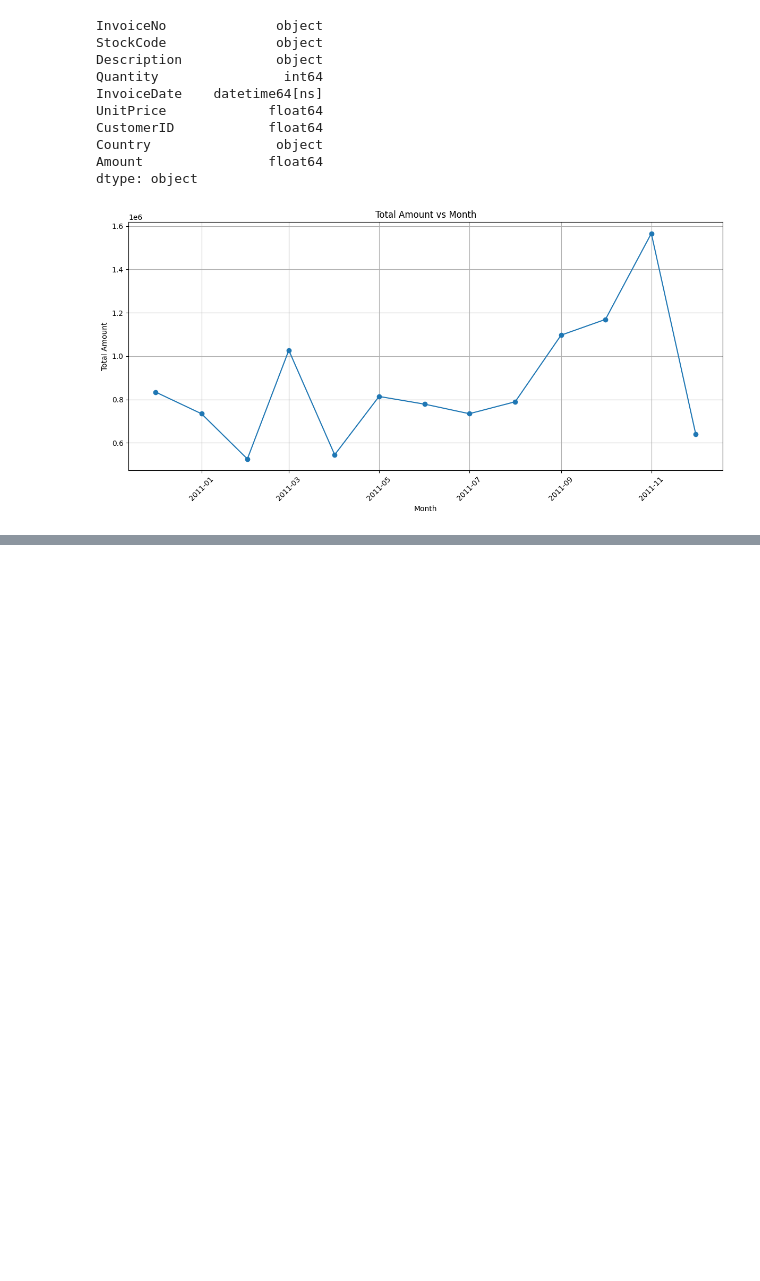
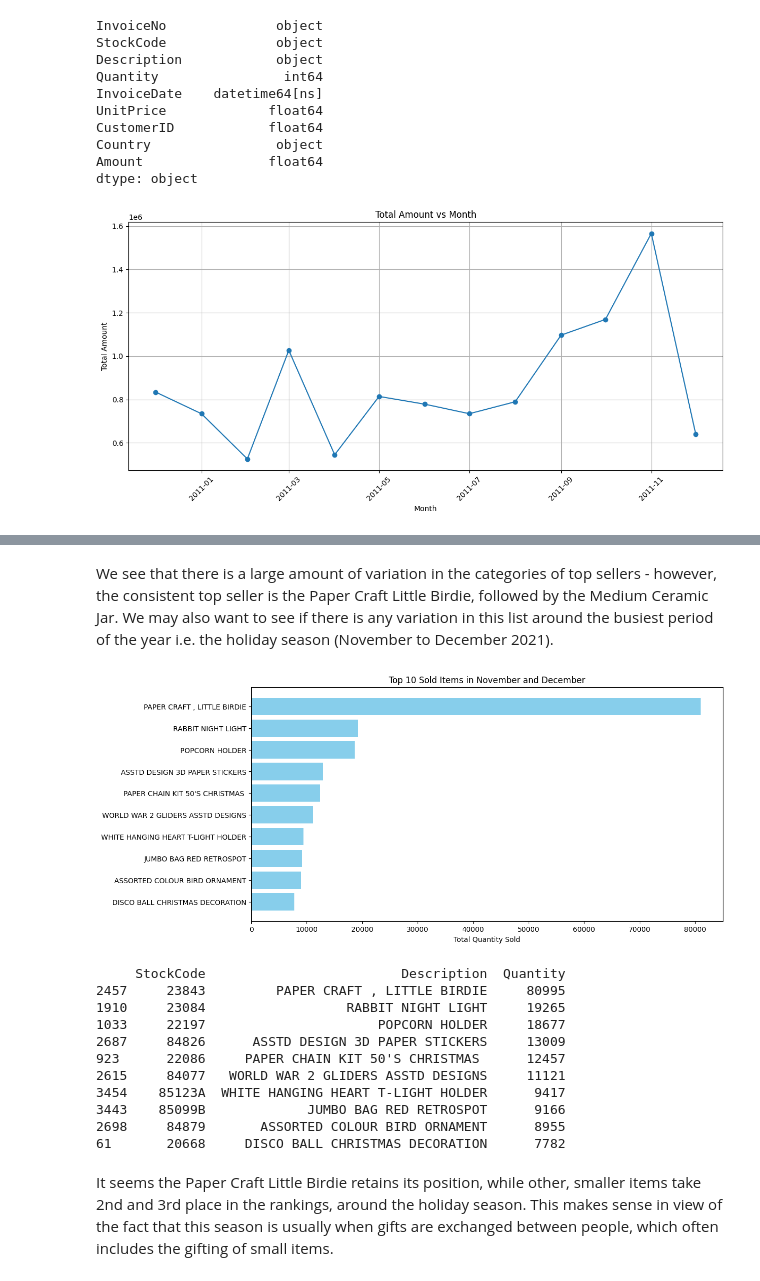
Before and after one commit to HasanBM/Retail_Data_Analysis, a Jupyter notebook: src/clean_analyse.ipynb, the cells around one changed output, grey strips where cells are left out. Drawn from its saved outputs; the diff is of its cells as text; code cells hidden in the pictures; blank space fills up the shorter version.

```diff
--- a/src/clean_analyse.ipynb
+++ b/src/clean_analyse.ipynb
@@ -338,0 +398,38 @@ plot_amount_vs_month(final_df)
+# %% [markdown]
+We see that there is a large amount of variation in the categories of top sellers - however, the consistent top seller is the Paper Craft Little Birdie, followed by the Medium Ceramic Jar.
+We may also want to see if there is any variation in this list around the busiest period of the year i.e. the holiday season (November to December 2021).
+# %%
+def get_top_10_sold_items_nov_dec(df):
+    df_copy = df.copy()
+    df_copy['InvoiceDate'] = pd.to_datetime(df_copy['InvoiceDate'])
+    df_nov_dec = df_copy[df_copy['InvoiceDate'].dt.month.isin([11, 12])]
+    df_grouped = df_nov_dec.groupby(['StockCode', 'Description'])['Quantity'].sum().reset_index()
+    top_10_sold_items = df_grouped.sort_values(by='Quantity', ascending=False).head(10)
+
+    plt.figure(figsize=(12, 6))
+    plt.barh(top_10_sold_items['Description'], top_10_sold_items['Quantity'], color='skyblue')
+    plt.xlabel('Total Quantity Sold')
+    plt.title('Top 10 Items Sold in November and December')
+    plt.gca().invert_yaxis()
+    plt.show()
+
+    return top_10_sold_items[['StockCode', 'Description', 'Quantity']]
+
+top_10_sold_items_nov_dec = get_top_10_sold_items_nov_dec(final_df)
+print(top_10_sold_items_nov_dec)
+# %% [output]
+[figure, added]
+     StockCode                         Description  Quantity
+2457     23843         PAPER CRAFT , LITTLE BIRDIE     80995
+1910     23084                  RABBIT NIGHT LIGHT     19265
+1033     22197                      POPCORN HOLDER     18677
+2687     84826      ASSTD DESIGN 3D PAPER STICKERS     13009
+923      22086     PAPER CHAIN KIT 50'S CHRISTMAS      12457
+2615     84077   WORLD WAR 2 GLIDERS ASSTD DESIGNS     11121
+3454    85123A  WHITE HANGING HEART T-LIGHT HOLDER      9417
+3443    85099B             JUMBO BAG RED RETROSPOT      9166
+2698     84879       ASSORTED COLOUR BIRD ORNAMENT      8955
+61       20668     DISCO BALL CHRISTMAS DECORATION      7782
+# %% [markdown]
+It seems the Paper Craft Little Birdie retains its position, while other, smaller items take 2nd and 3rd place in the rankings, around the holiday season.
+This makes sense in view of the fact that this season is usually when gifts are exchanged between people, which often includes the gifting of small items.
```
Also changed, not shown: parts of 5 cells of this notebook, 1 other file.
